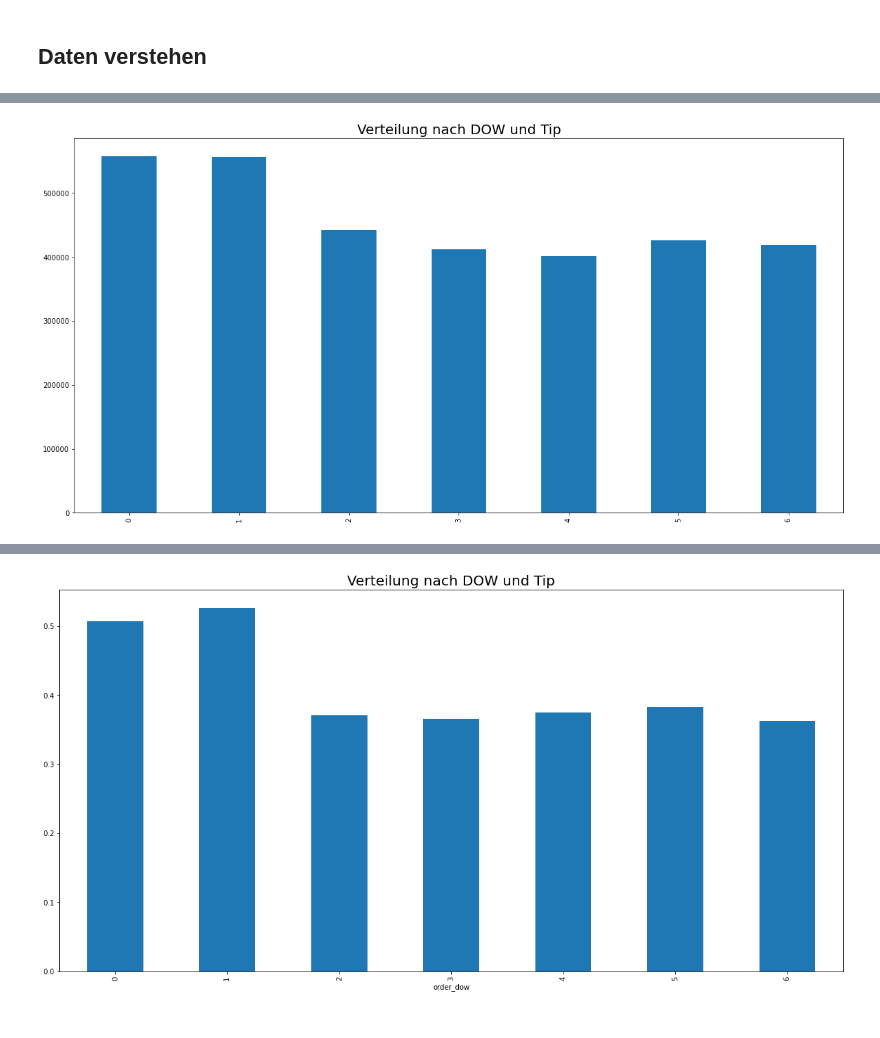
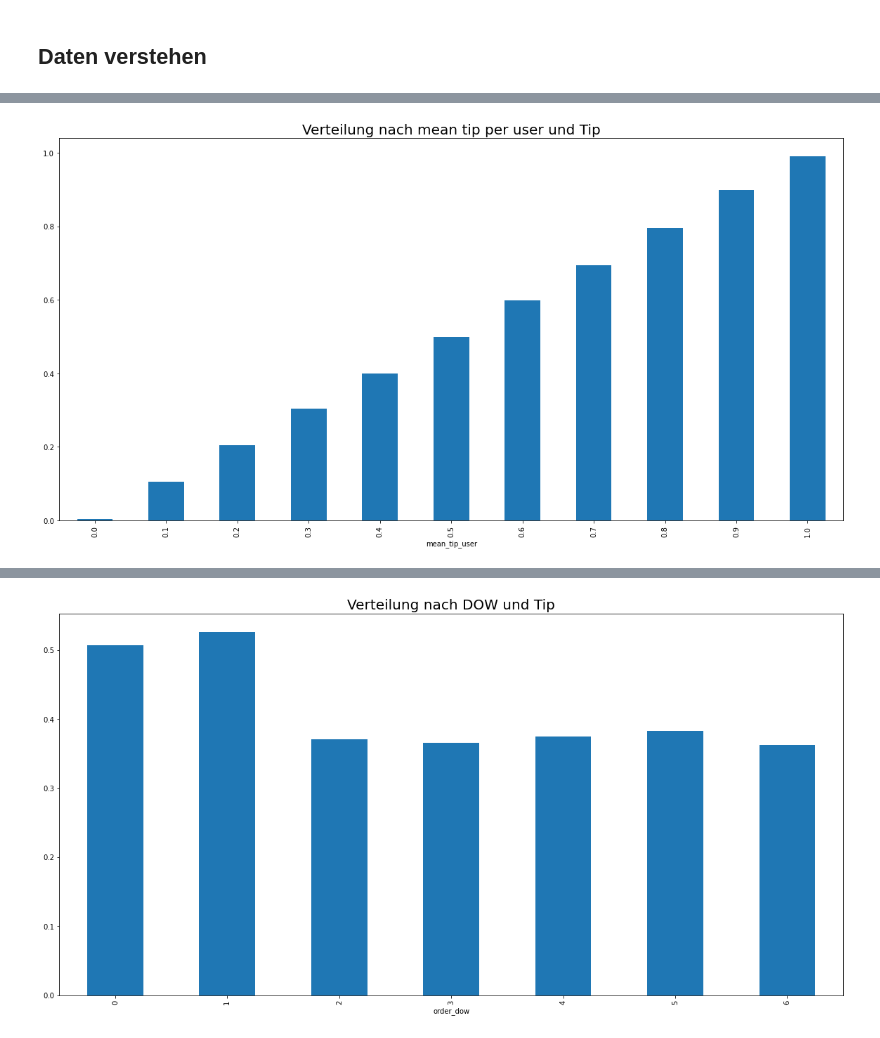
Before and after one commit to JonasHauth/Instacart-Tip-Prediction---Gruppe-6, a Jupyter notebook: Tip_Prediction_Instacart.ipynb, the cells around one changed output, grey strips where cells are left out. Cells and saved outputs as stored; diff of their text form; code cells hidden in the pictures.

Commit message:
completed features and modeling with order information

```diff
--- a/Tip_Prediction_Instacart.ipynb
+++ b/Tip_Prediction_Instacart.ipynb
@@ -394,7 +264,25 @@ max         2.300000e+01            3.000000e+01
+# %%
+# Order the dataframe by user_id and order_number
+instacart_train = instacart_train.sort_values(['user_id', 'order_number'], ascending = [True, True])
+
+# Shift the value previous tips per user and fill Nans with 0s
+instacart_train['previous_order_tip'] = instacart_train.groupby('user_id')['tip'].shift(1)
+instacart_train['previous_order_tip']= instacart_train['previous_order_tip'].fillna(0)
+instacart_train['2_previous_order_tip'] = instacart_train.groupby('user_id')['tip'].shift(2)
+instacart_train['2_previous_order_tip']= instacart_train['2_previous_order_tip'].fillna(0)
+instacart_train['3_previous_order_tip'] = instacart_train.groupby('user_id')['tip'].shift(3)
+instacart_train['3_previous_order_tip']= instacart_train['3_previous_order_tip'].fillna(0)
+instacart_train['3_previous_tip_user'] = (instacart_train['previous_order_tip'] + instacart_train['2_previous_order_tip'] + instacart_train['3_previous_order_tip']) / 3
+instacart_train['3_previous_tip_user'].round(1)
+instacart_train = instacart_train.drop(columns=['3_previous_order_tip', '2_previous_order_tip'])
+
+# Get the mean tip value per user
+instacart_train['mean_tip_user'] = instacart_train.groupby('user_id')['tip'].transform('mean')
+instacart_train['mean_tip_user'] = instacart_train['mean_tip_user'].round(1)
 # %%
 plt.figure(figsize=(20, 10))
-ax = instacart_train['order_dow'].value_counts().sort_index().plot(kind='bar')
-ax.set_title(label = 'Verteilung nach DOW und Tip', fontsize = 20)
+ax = instacart_train.groupby('mean_tip_user').tip.mean().plot(kind='bar')
+ax.set_title(label = 'Verteilung nach mean tip per user und Tip', fontsize = 20)
 plt.show()
 # %% [output]
-[figure, old version]
+[figure, new version]
```
Also changed, not shown: parts of 81 cells of this notebook.
